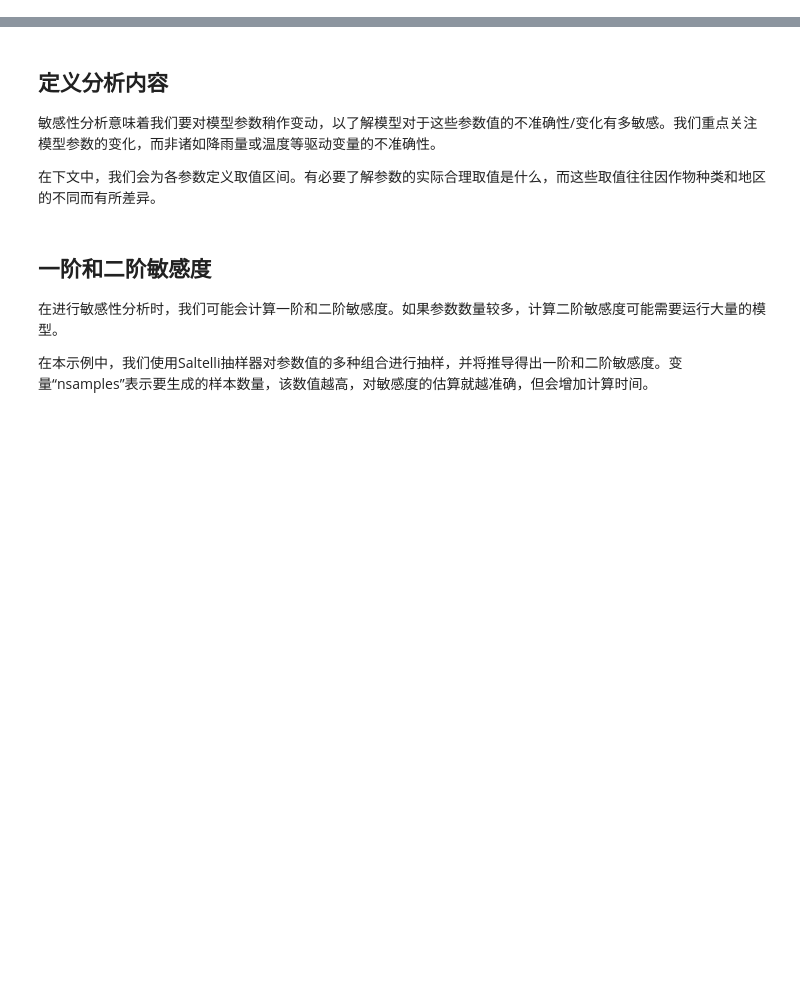
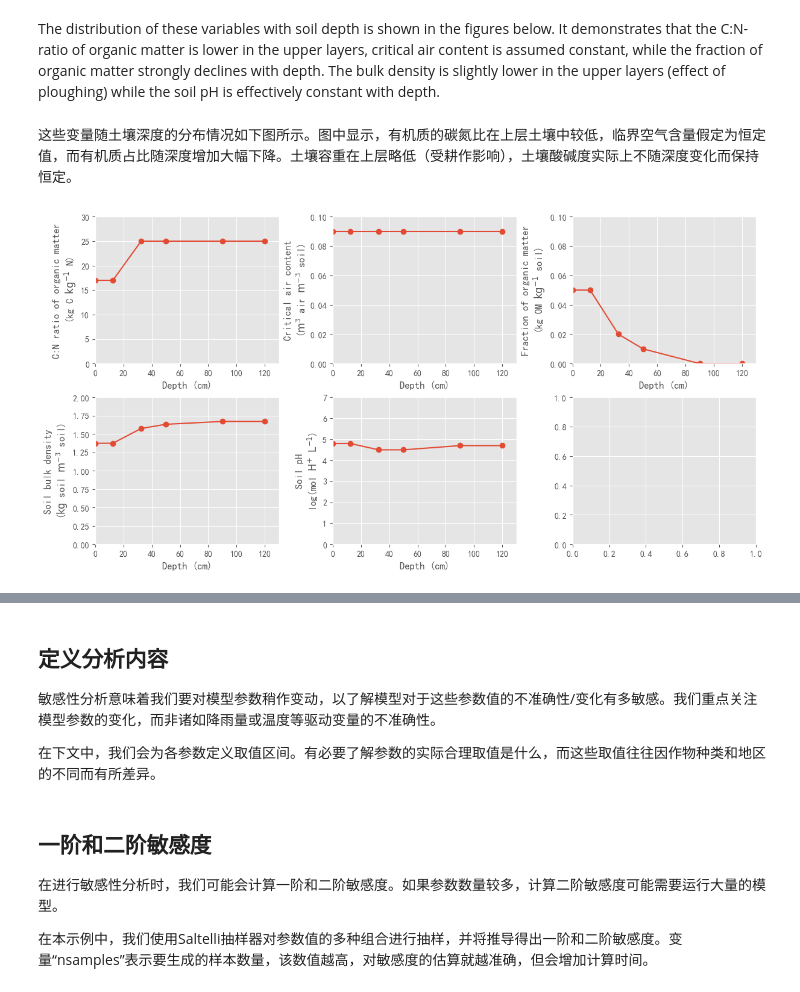
Before and after one commit to irripro/FoundationOfSmartIrrigation, a Jupyter notebook: PCSE 运行的示例-3.ipynb, the cells around one changed output, grey strips where cells are left out. Cells and saved outputs as stored; diff of their text form; code cells hidden in the pictures; blank space fills up the shorter version.

```diff
--- a/PCSE 运行的示例-3.ipynb
+++ b/PCSE 运行的示例-3.ipynb
@@ -263,0 +261,16 @@ params = ParameterProvider(cropdata=cropd, sitedata=sited, soildata=soild)
+# %% [markdown]
+The distribution of these variables with soil depth is shown in the figures below. It demonstrates that the C:N-ratio of organic matter is lower in the upper layers, critical air content is assumed constant, while the fraction of organic matter strongly declines with depth. The bulk density is slightly lower in the upper layers (effect of ploughing) while the soil pH is effectively constant with depth.
+# %% [markdown]
+这些变量随土壤深度的分布情况如下图所示。图中显示，有机质的碳氮比在上层土壤中较低，临界空气含量假定为恒定值，而有机质占比随深度增加大幅下降。土壤容重在上层略低（受耕作影响），土壤酸碱度实际上不随深度变化而保持恒定。
+# %%
+# 从名为w81_plotting的模块中导入名为plot_SNOMIN_parameters的函数，
+# 推测这个函数的功能是用于绘制和SNOMIN模块相关参数的可视化图形，
+# 比如展示这些参数随土壤深度等维度变化的情况，方便直观分析各参数的分布特征等。
+from w81_plotting import plot_SNOMIN_parameters
+# 调用plot_SNOMIN_parameters函数，并传入Thickness（各土壤层厚度列表）、CNRatioSOMI（各土壤层有机质碳氮比列表）、
+# CRAIRC（各土壤层临界空气含量列表）、FSOMI（各土壤层初始有机质占比列表）、RHOD（各土壤层土壤容重列表）、
+# Soil_pH（各土壤层土壤酸碱度列表）这些参数，函数执行后会返回一个图形对象（可能是matplotlib的Figure对象等），
+# 并将其赋值给fig变量，以便后续可以对该图形进行进一步操作，比如保存、展示等操作（虽然此处后续代码未体现相关进一步操作内容）。
+fig = plot_SNOMIN_parameters(Thickness, CNRatioSOMI, CRAIRC, FSOMI, RHOD, Soil_pH)
+# %% [output]
+[figure, added]
```
Also changed, not shown: parts of 90 cells of this notebook, 4 other files.
